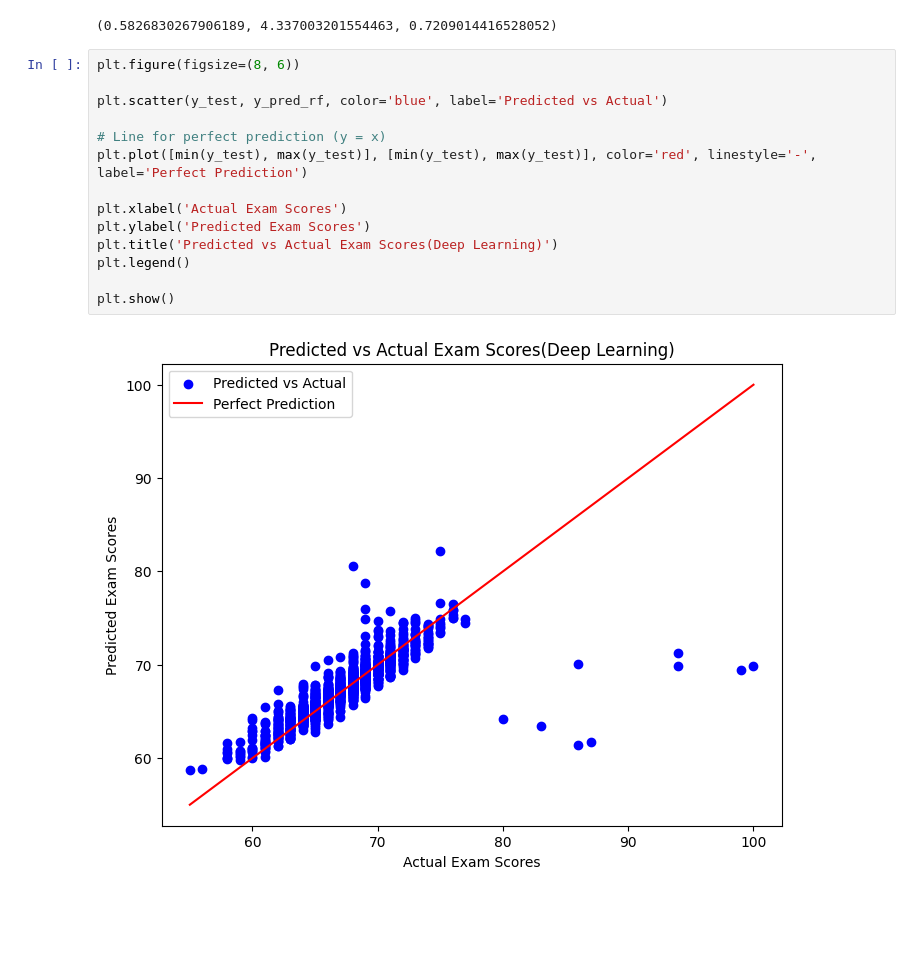
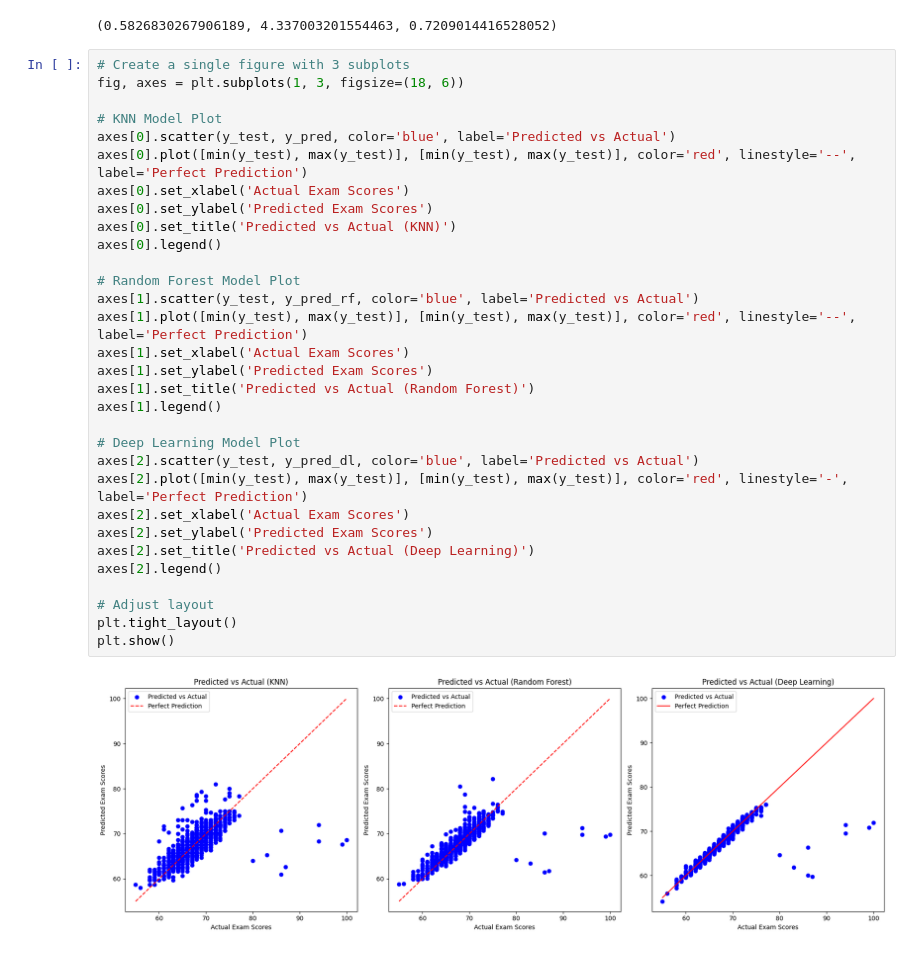
Before and after one commit to Himrese/GE2324_GP9, a Jupyter notebook: kahunghe_test_note_book.ipynb, the cells around one changed output. Saved outputs shown, nothing was run; the diff lists cells and outputs as text; blank space fills up the shorter version.

```diff
--- a/kahunghe_test_note_book.ipynb
+++ b/kahunghe_test_note_book.ipynb
@@ -258,19 +227,36 @@ mae, mse_dl, r2_dl
 40/40 [==============================] - 0s 291us/step - loss: 4.3370 - mae: 0.5827
 40/40 [==============================] - 0s 288us/step
 (0.5826830267906189, 4.337003201554463, 0.7209014416528052)
-# %%
-plt.figure(figsize=(8, 6))
-
-plt.scatter(y_test, y_pred_rf, color='blue', label='Predicted vs Actual')
-
-# Line for perfect prediction (y = x)
-plt.plot([min(y_test), max(y_test)], [min(y_test), max(y_test)], color='red', linestyle='-', label='Perfect Prediction')
-
-plt.xlabel('Actual Exam Scores')
-plt.ylabel('Predicted Exam Scores')
-plt.title('Predicted vs Actual Exam Scores(Deep Learning)')
-plt.legend()
-
-plt.show()
-# %% [output]
-[figure, removed]
+# %%
+# Create a single figure with 3 subplots
+fig, axes = plt.subplots(1, 3, figsize=(18, 6))
+
+# KNN Model Plot
+axes[0].scatter(y_test, y_pred, color='blue', label='Predicted vs Actual')
+axes[0].plot([min(y_test), max(y_test)], [min(y_test), max(y_test)], color='red', linestyle='--', label='Perfect Prediction')
+axes[0].set_xlabel('Actual Exam Scores')
+axes[0].set_ylabel('Predicted Exam Scores')
+axes[0].set_title('Predicted vs Actual (KNN)')
+axes[0].legend()
+
+# Random Forest Model Plot
+axes[1].scatter(y_test, y_pred_rf, color='blue', label='Predicted vs Actual')
+axes[1].plot([min(y_test), max(y_test)], [min(y_test), max(y_test)], color='red', linestyle='--', label='Perfect Prediction')
+axes[1].set_xlabel('Actual Exam Scores')
+axes[1].set_ylabel('Predicted Exam Scores')
+axes[1].set_title('Predicted vs Actual (Random Forest)')
+axes[1].legend()
+
+# Deep Learning Model Plot
+axes[2].scatter(y_test, y_pred_dl, color='blue', label='Predicted vs Actual')
+axes[2].plot([min(y_test), max(y_test)], [min(y_test), max(y_test)], color='red', linestyle='-', label='Perfect Prediction')
+axes[2].set_xlabel('Actual Exam Scores')
+axes[2].set_ylabel('Predicted Exam Scores')
+axes[2].set_title('Predicted vs Actual (Deep Learning)')
+axes[2].legend()
+
+# Adjust layout
+plt.tight_layout()
+plt.show()
+# %% [output]
+[figure, added]
```
Also changed, not shown: parts of 3 cells of this notebook.
